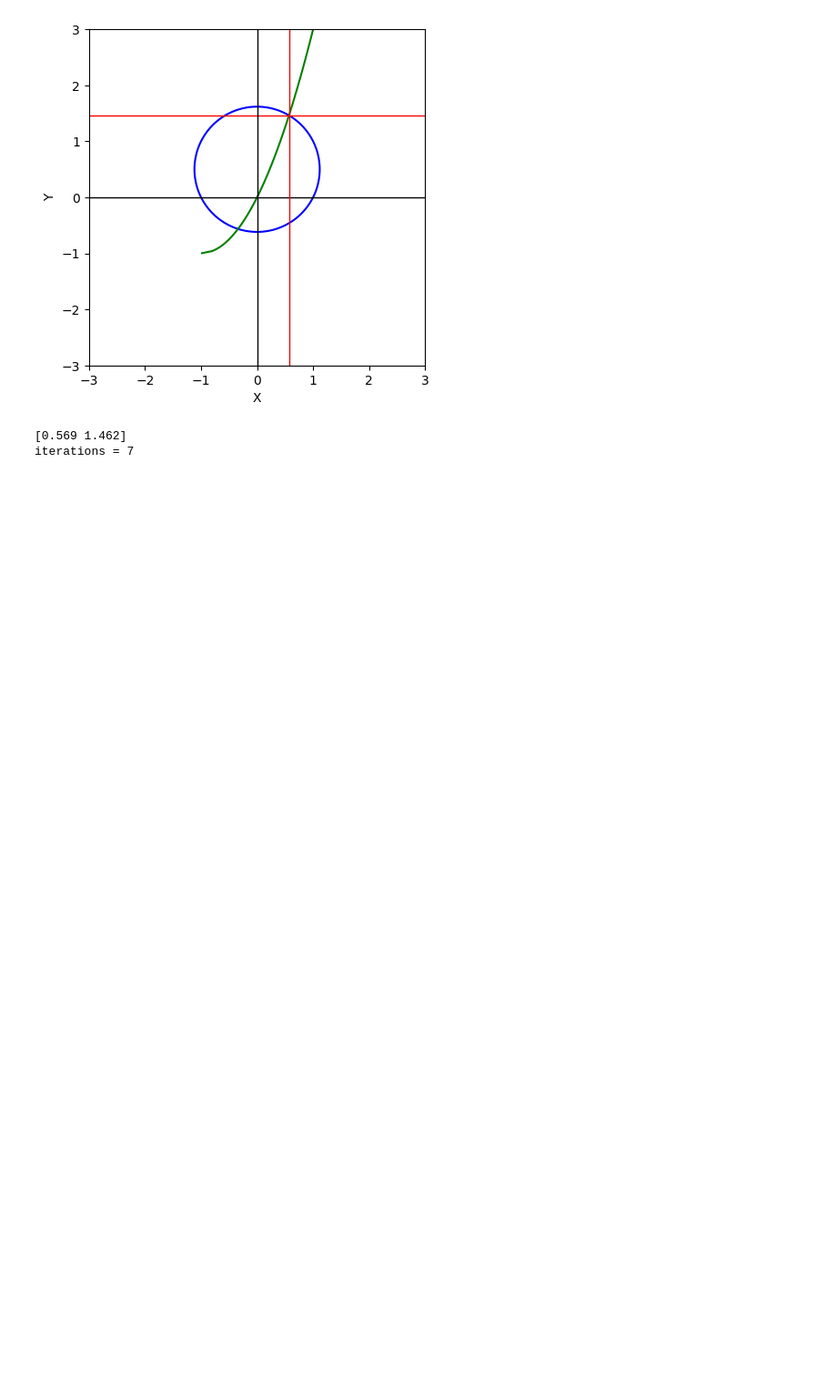
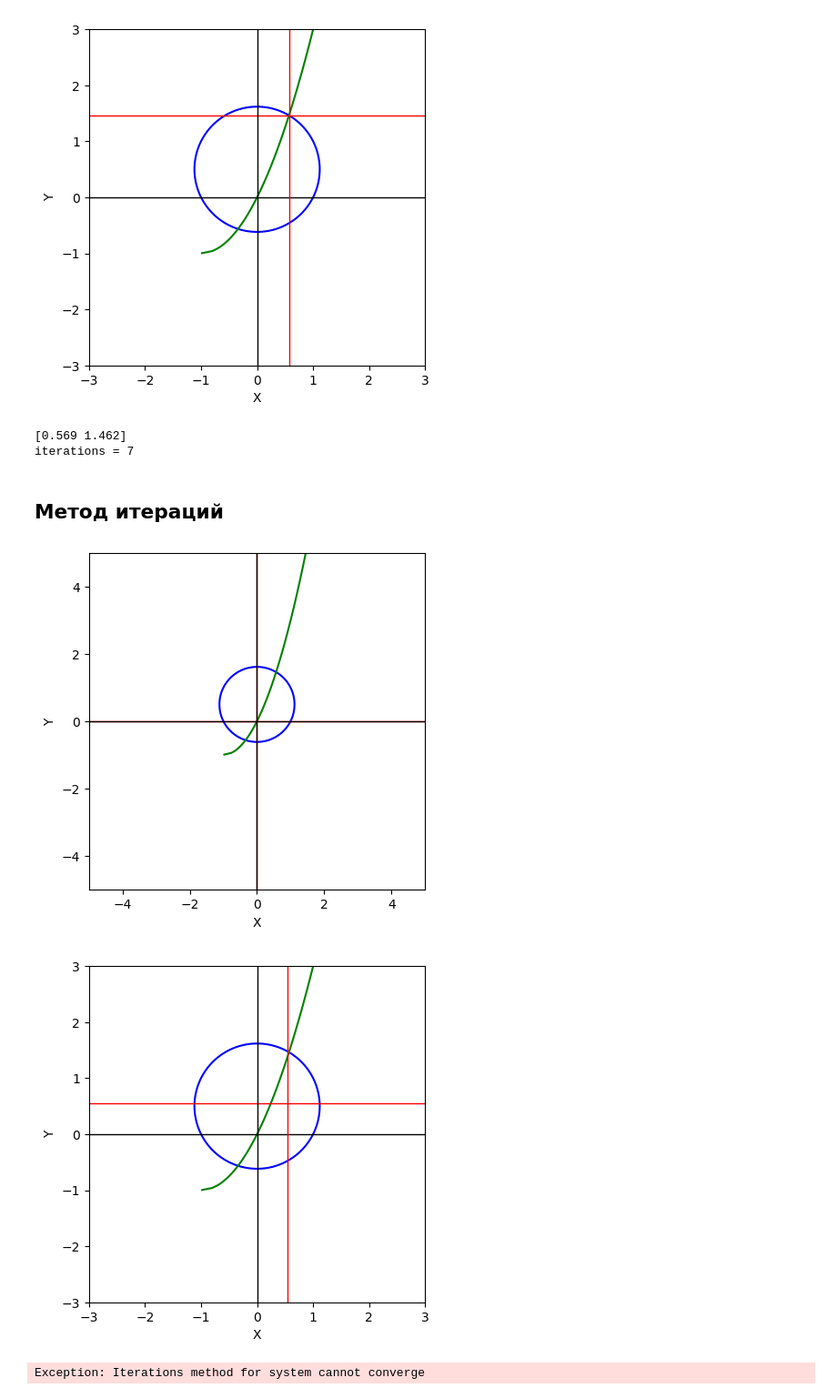
Before and after one commit to sikorskii/numeric_methods, a Jupyter notebook: NM2/lab.ipynb, the cells around one changed output. Shown: that part at 91% size. Drawn from its saved outputs; the diff is of its cells as text; code cells hidden in the pictures; blank space fills up the shorter version.

Commit message:
NM2. iterations method

```diff
--- a/NM2/lab.ipynb
+++ b/NM2/lab.ipynb
@@ -186,3 +188,48 @@ print("iterations = {0}".format(iterations))
 [figure]
 [0.569 1.462]
 iterations = 7
+# %% [markdown]
+## Метод итераций
+# %%
+def phi1(x, y):
+    return x**2 + y**2 - 1
+
+def phi2(y):
+    return np.sqrt(y + 1) - 1
+
+def iterations_system(initial, eps):
+    iterations = 0
+
+    while iterations < max_iter:
+        iterations += 1
+
+        x0 = initial[0]
+        y0 = initial[1]
+
+        solution = np.array([
+            phi2(y0),
+            phi1(x0, y0)
+        ])
+
+        #plot_system(f1, f2, lbound, rbound, solution)
+
+        if is_accuracy_achieved(solution, initial, eps):
+            return solution, iterations
+
+        initial = solution
+
+    raise Exception("Iterations method for system cannot converge")
+# %%
+lbound = -1
+rbound = 3
+init_solution = np.array([0.55, 0.55])
+plot_system(f1, f2, -1, 5, [0, 0])
+plot_system(f1, f2, lbound, rbound, init_solution)
+solution, iterations = iterations_system(init_solution, 1e-3)
+plot_system(f1, f2, lbound, rbound, solution)
+print(solution)
+print("iterations = {0}".format(iterations))
+# %% [output]
+[figure, added]
+[figure, added]
+Exception: Iterations method for system cannot converge
```
Also changed, not shown: parts of 1 cell of this notebook.
